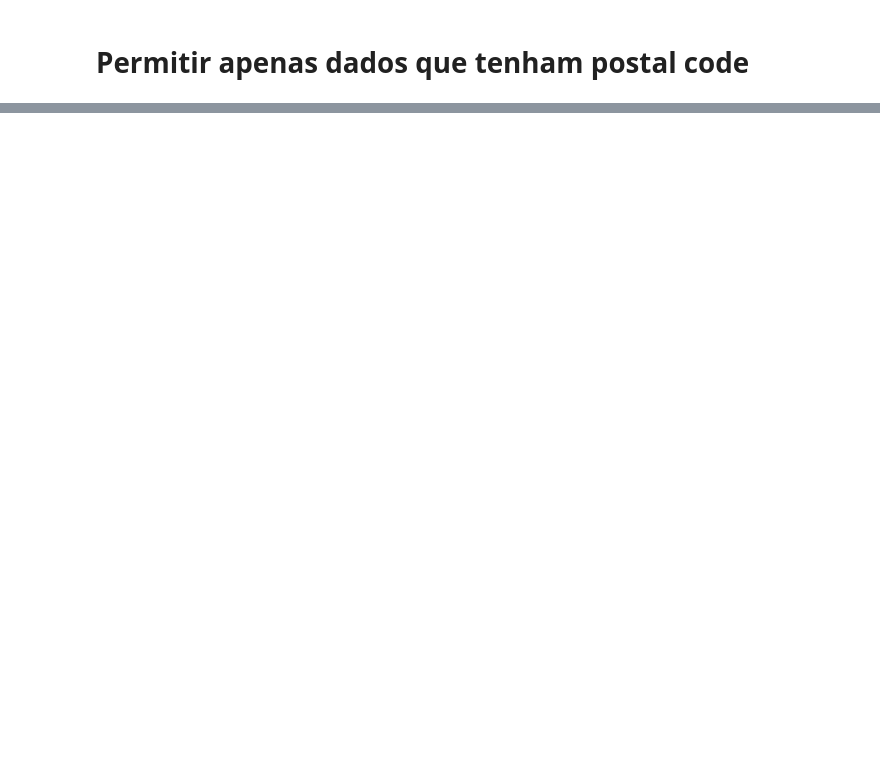
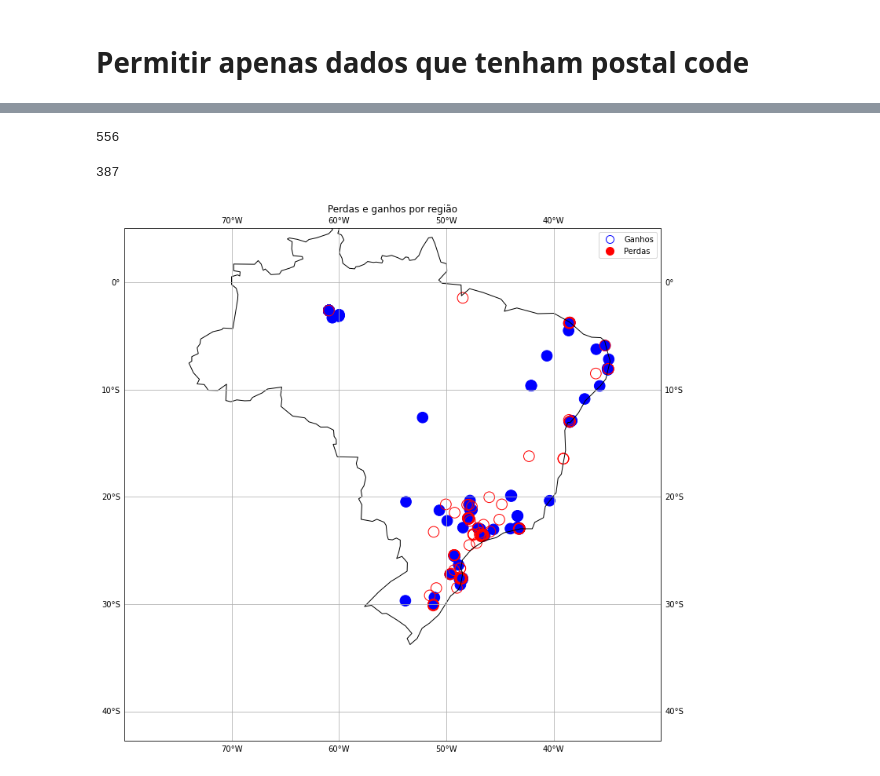
Before and after one commit to alessitomas/streamlit-deploy, a Jupyter notebook: src/notebooks/analise_exploratoria.ipynb, the cells around one changed output, grey strips where cells are left out. Saved outputs shown, nothing was run; the diff lists cells and outputs as text; code cells hidden in the pictures; blank space fills up the shorter version.

```diff
--- a/src/notebooks/analise_exploratoria.ipynb
+++ b/src/notebooks/analise_exploratoria.ipynb
@@ -270,0 +102,2 @@ No artists with labels found to put in legend.  Note that artists whose label st
+# %%
+lost = data_filtered[(data_filtered["FUNIL_ASSINATURA_PIPEDRIVE_status"] == "lost") & (data_filtered["PESSOA_PIPEDRIVE_postal_code"].str.contains("-"))]["PESSOA_PIPEDRIVE_postal_code"].values.tolist()
@@ -270,0 +133,17 @@ No artists with labels found to put in legend.  Note that artists whose label st
+# %%
+won_coords_certo = []
+
+for cep in won_coords:
+    if cep != (None, None):
+        won_coords_certo.append(cep)
+# %%
+lost_coords = []
+
+for cep in lost:
+    lost_coords.append(get_coordinates(cep))
+# %%
+lost_coords_certo = []
+
+for cep in lost_coords:
+    if cep != (None, None):
+        lost_coords_certo.append(cep)
@@ -270,0 +154,59 @@ No artists with labels found to put in legend.  Note that artists whose label st
+# %%
+dados_perdidos = ((len(won_coords)-len(won_coords_certo))+ (len(lost_coords)-len(lost_coords_certo)))
+dados_perdidos
+# %% [output]
+556
+# %%
+dados_usados= len(lost_coords_certo) + len(won_coords_certo)
+dados_usados
+# %% [output]
+387
+# %%
+import matplotlib.pyplot as plt
+import cartopy.crs as ccrs
+import cartopy.feature as cfeature
+from matplotlib.patches import Polygon, Circle
+import geopandas as gpd
+
+# Carregue os dados do contorno do Brasil usando GeoPandas
+world = gpd.read_file(gpd.datasets.get_path('naturalearth_lowres'))
+brazil = world[world['name'] == 'Brazil']
+
+# Crie uma figura e eixos
+fig, ax = plt.subplots(subplot_kw={'projection': ccrs.PlateCarree()})
+
+# Adicione o contorno do Brasil como um fundo
+ax.add_geometries(brazil['geometry'], crs=ccrs.PlateCarree(), edgecolor='black', facecolor='none')
+
+# Adicione limites de latitude e longitude
+ax.set_extent([-80, -30, -40, 5])  # Defina os limites para incluir apenas o Brasil
+
+# Adicione um triângulo
+triangle_coords = [(5, -5), (10, -5), (7.5, -2.5)]
+
+for coords in won_coords_certo:
+    # Adicione um círculo
+    circle = Circle(tuple(reversed(coords)), 0.5, edgecolor='blue', facecolor='blue', transform=ccrs.PlateCarree())
+    ax.add_patch(circle)
+
+for coords in lost_coords_certo:
+    circle = Circle(tuple(reversed(coords)), 0.5, edgecolor='red', facecolor='none', transform=ccrs.PlateCarree())
+    ax.add_patch(circle)
+
+# Adicione grade de coordenadas
+ax.gridlines(draw_labels=True, dms=True, x_inline=False, y_inline=False)
+
+handles = [
+    plt.Line2D([0], [0], marker='o', color='w', markeredgecolor='blue', markerfacecolor='none', markersize=10),
+    plt.Line2D([0], [0], marker='o', color='red', markersize=10, linestyle='None')
+]
+
+# Adicione uma legenda
+ax.set_title("Perdas e ganhos por região")
+ax.legend(handles=handles, labels=["Ganhos", "Perdas"])
+ax.figure.set_size_inches(16, 12)
+
+# Mostre o gráfico
+plt.show()
+# %% [output]
+[figure, added]
```
Also changed, not shown: parts of 37 cells of this notebook, 1 other file.
